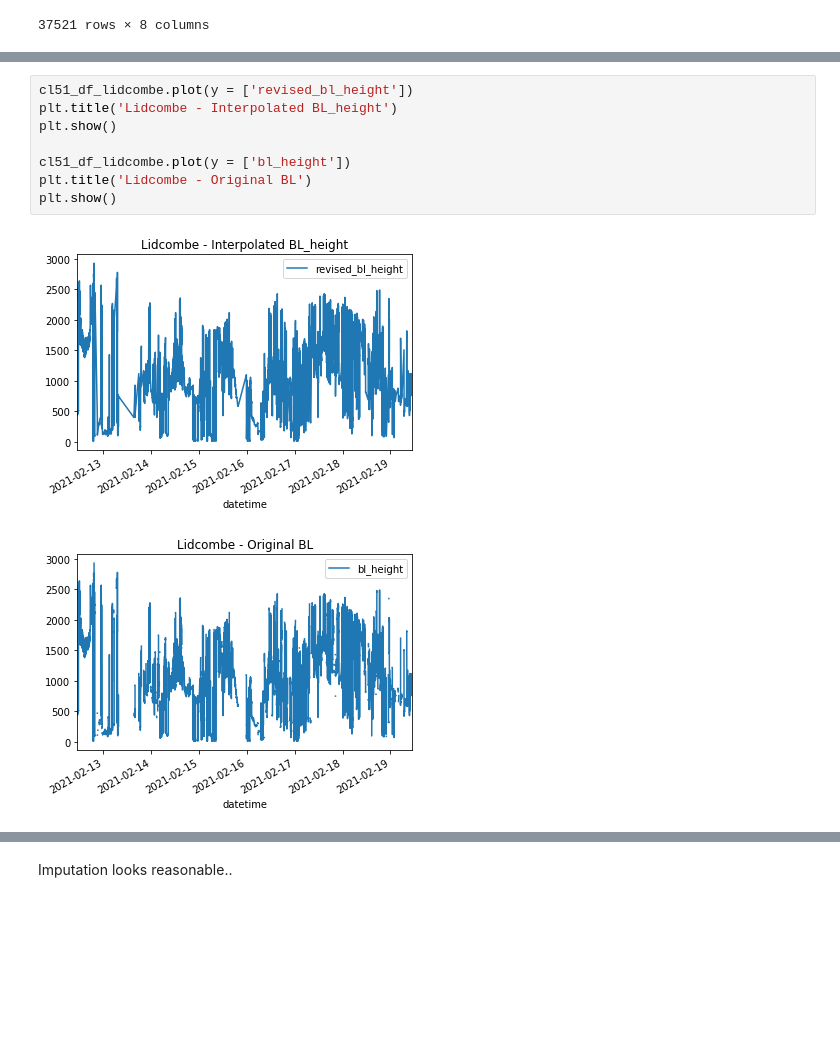
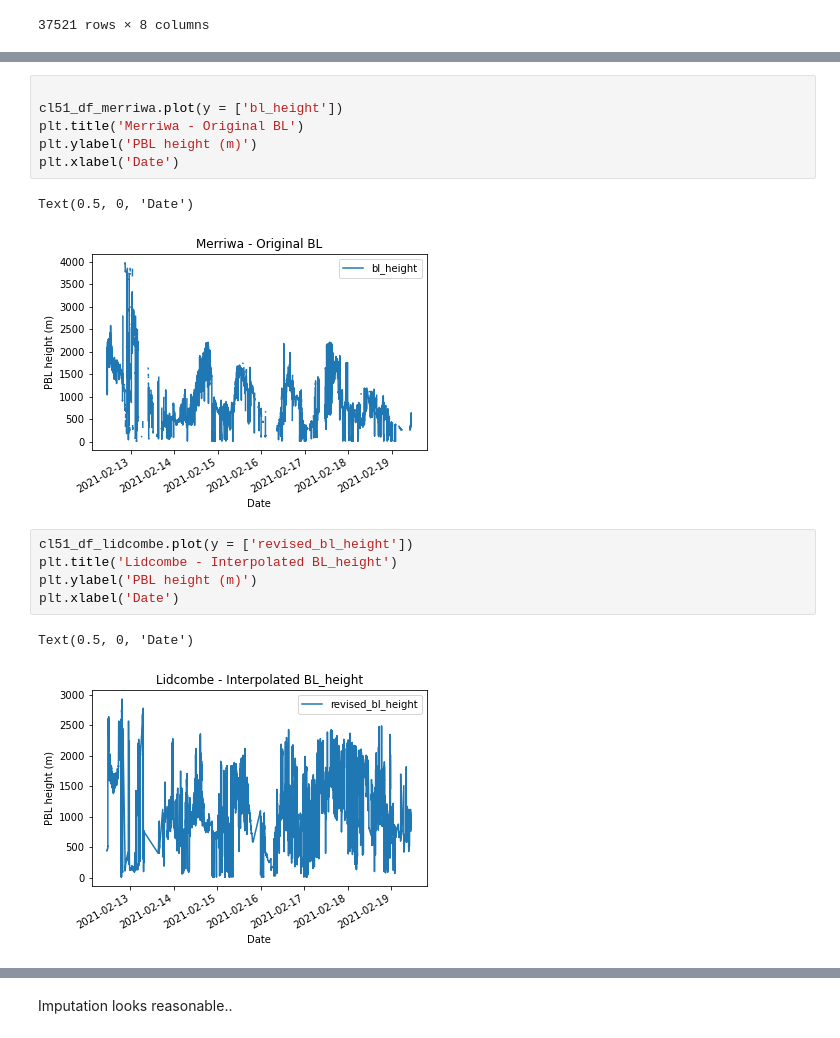
Before and after one commit to LlahsivK/group-18, a Jupyter notebook: Analysis 1 - Comparing CL51 vs CTM.ipynb, the cells around one changed output, grey strips where cells are left out. Cells and saved outputs as stored; diff of their text form; blank space fills up the shorter version.

```diff
--- a/Analysis 1 - Comparing CL51 vs CTM.ipynb
+++ b/Analysis 1 - Comparing CL51 vs CTM.ipynb
@@ -131,11 +135,17 @@ Text(0.5, 1.0, 'Merriwa - Original BL')
+# %%
+
+cl51_df_merriwa.plot(y = ['bl_height'])
+plt.title('Merriwa - Original BL')
+plt.ylabel('PBL height (m)')
+plt.xlabel('Date')
+# %% [output]
+Text(0.5, 0, 'Date')
+[figure, added]
 # %%
 cl51_df_lidcombe.plot(y = ['revised_bl_height'])
 plt.title('Lidcombe - Interpolated BL_height')
-plt.show()
-
-cl51_df_lidcombe.plot(y = ['bl_height'])
-plt.title('Lidcombe - Original BL')
-plt.show()
+plt.ylabel('PBL height (m)')
+plt.xlabel('Date')
 # %% [output]
+Text(0.5, 0, 'Date')
-[figure, old version]
+[figure, new version]
-[figure, removed]
```
Also changed, not shown: parts of 18 cells of this notebook.
